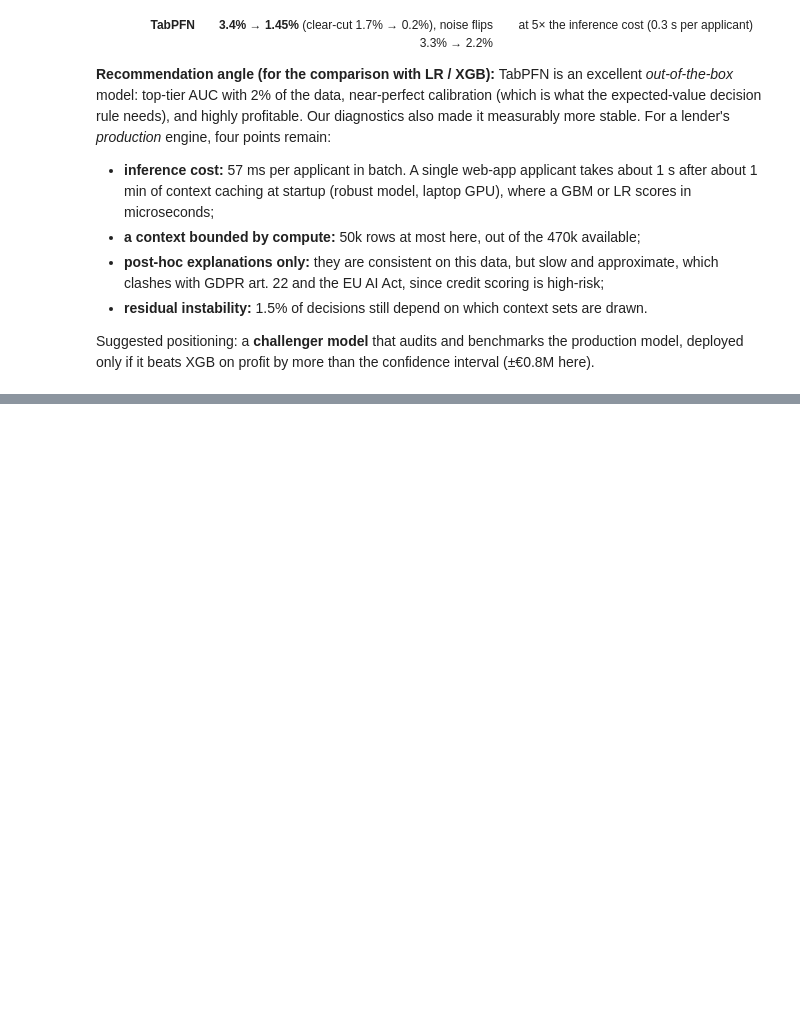
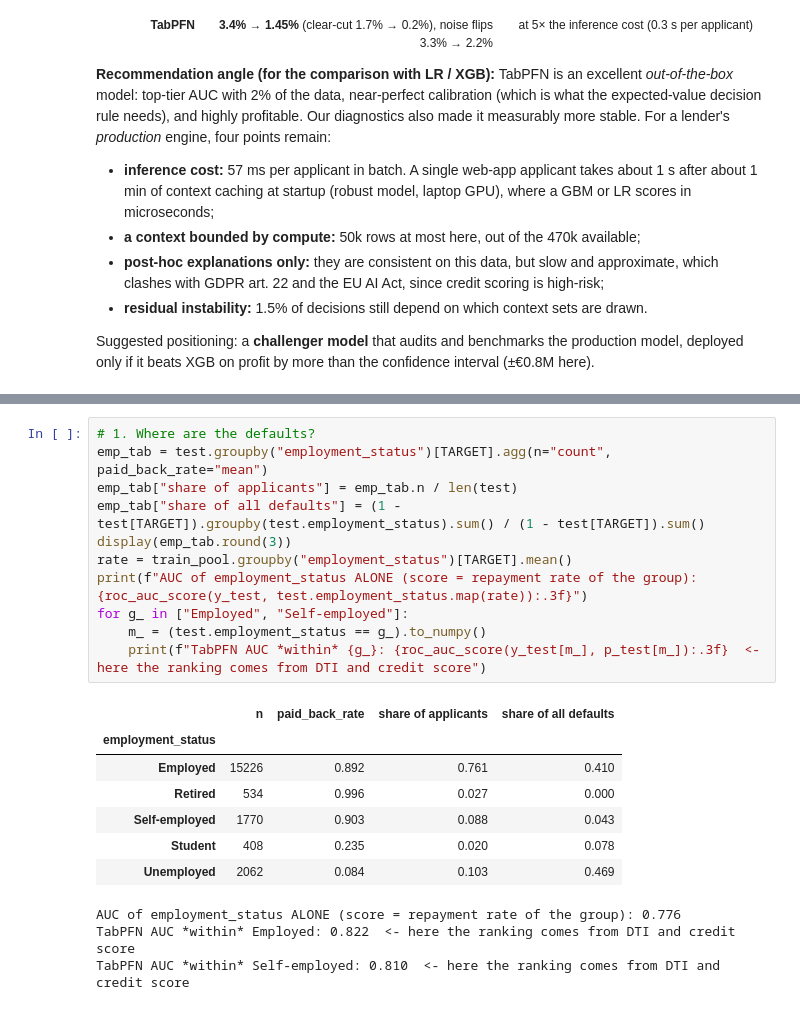
Before and after one commit to Licheng1004/isafProject, a Jupyter notebook: TabularFoundationModel/03_tabular_foundation_model.ipynb, the cells around one changed output, grey strips where cells are left out. Saved outputs shown, nothing was run; the diff lists cells and outputs as text; blank space fills up the shorter version.

```diff
--- a/TabularFoundationModel/03_tabular_foundation_model.ipynb
+++ b/TabularFoundationModel/03_tabular_foundation_model.ipynb
@@ -988,0 +998,22 @@ Suggested positioning: a **challenger model** that audits and benchmarks the pro
+# %%
+# 1. Where are the defaults?
+emp_tab = test.groupby("employment_status")[TARGET].agg(n="count", paid_back_rate="mean")
+emp_tab["share of applicants"] = emp_tab.n / len(test)
+emp_tab["share of all defaults"] = (1 - test[TARGET]).groupby(test.employment_status).sum() / (1 - test[TARGET]).sum()
+display(emp_tab.round(3))
+rate = train_pool.groupby("employment_status")[TARGET].mean()
+print(f"AUC of employment_status ALONE (score = repayment rate of the group): {roc_auc_score(y_test, test.employment_status.map(rate)):.3f}")
+for g_ in ["Employed", "Self-employed"]:
+    m_ = (test.employment_status == g_).to_numpy()
+    print(f"TabPFN AUC *within* {g_}: {roc_auc_score(y_test[m_], p_test[m_]):.3f}  <- here the ranking comes from DTI and credit score")
+# %% [output]
+|  | n | paid_back_rate | share of applicants | share of all defaults |
+| employment_status |  |  |  |  |
+| Employed | 15226 | 0.892 | 0.761 | 0.410 |
+| Retired | 534 | 0.996 | 0.027 | 0.000 |
+| Self-employed | 1770 | 0.903 | 0.088 | 0.043 |
+| Student | 408 | 0.235 | 0.020 | 0.078 |
+| Unemployed | 2062 | 0.084 | 0.103 | 0.469 |
+AUC of employment_status ALONE (score = repayment rate of the group): 0.776
+TabPFN AUC *within* Employed: 0.822  <- here the ranking comes from DTI and credit score
+TabPFN AUC *within* Self-employed: 0.810  <- here the ranking comes from DTI and credit score
```
Also changed, not shown: parts of 6 cells of this notebook, 14 other files.
